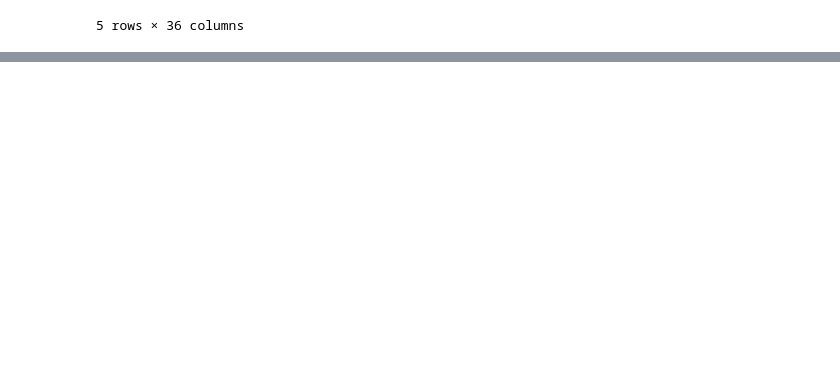
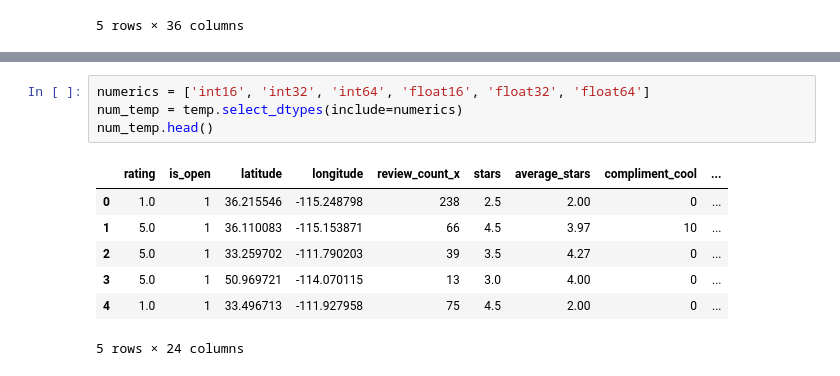
Before and after one commit to ridhi1412/personalization_final_proj, a Jupyter notebook: python/Data Load.ipynb, the cells around one changed output, grey strips where cells are left out. Saved outputs shown, nothing was run; the diff lists cells and outputs as text; blank space fills up the shorter version.

```diff
--- a/python/Data Load.ipynb
+++ b/python/Data Load.ipynb
@@ -173,0 +196,12 @@ temp.head()
+# %%
+numerics = ['int16', 'int32', 'int64', 'float16', 'float32', 'float64']
+num_temp = temp.select_dtypes(include=numerics)
+num_temp.head()
+# %% [output]
+|  | rating | is_open | latitude | longitude | review_count_x | stars | average_stars | compliment_cool | ... |
+| 0 | 1.0 | 1 | 36.215546 | -115.248798 | 238 | 2.5 | 2.00 | 0 | ... |
+| 1 | 5.0 | 1 | 36.110083 | -115.153871 | 66 | 4.5 | 3.97 | 10 | ... |
+| 2 | 5.0 | 1 | 33.259702 | -111.790203 | 39 | 3.5 | 4.27 | 0 | ... |
+| 3 | 5.0 | 1 | 50.969721 | -114.070115 | 13 | 3.0 | 4.00 | 0 | ... |
+| 4 | 1.0 | 1 | 33.496713 | -111.927958 | 75 | 4.5 | 2.00 | 0 | ... |
+5 rows × 24 columns
```
Also changed, not shown: parts of 1 cell of this notebook.
